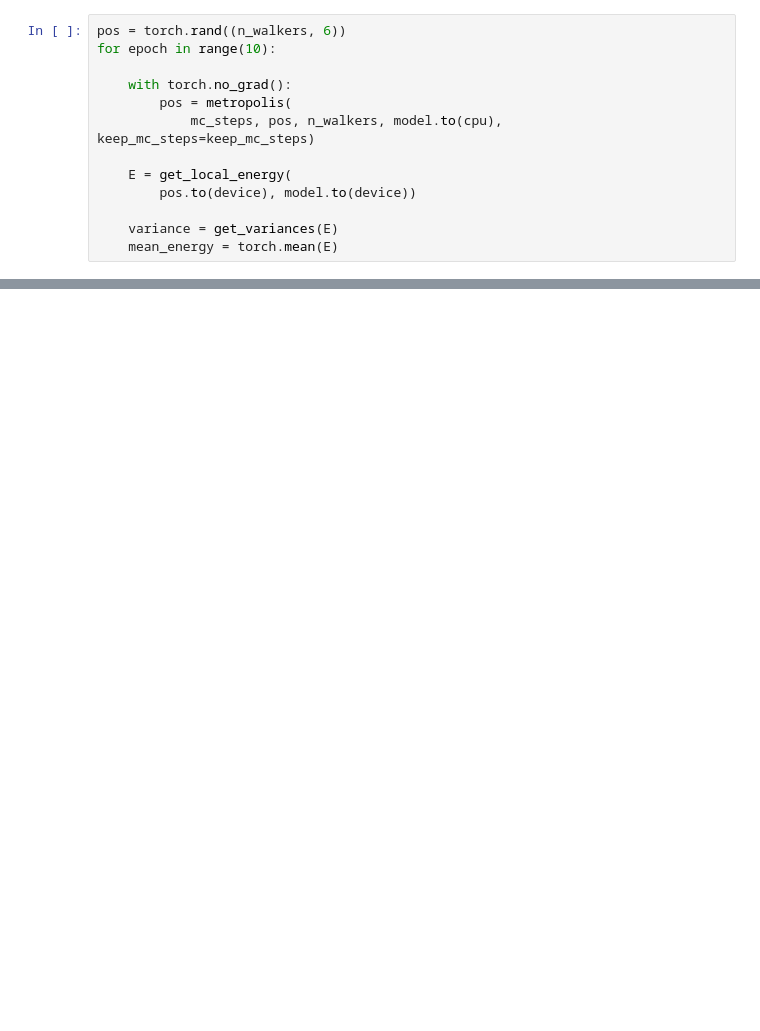
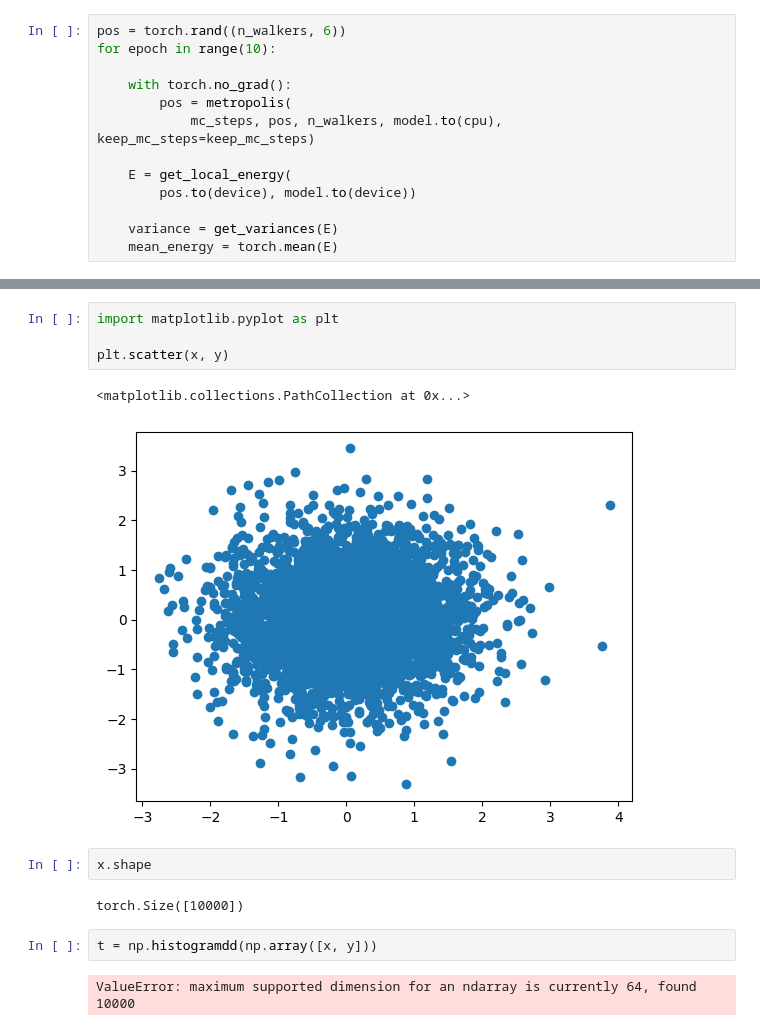
Before and after one commit to Parvfect/QVMC, a Jupyter notebook: nn_helium/visualising_electron_density.ipynb, the cells around one changed output, grey strips where cells are left out. Cells and saved outputs as stored; diff of their text form; blank space fills up the shorter version.

```diff
--- a/nn_helium/visualising_electron_density.ipynb
+++ b/nn_helium/visualising_electron_density.ipynb
@@ -195,0 +127,15 @@ plt.show()
+# %%
+import matplotlib.pyplot as plt
+
+plt.scatter(x, y)
+# %% [output]
+<matplotlib.collections.PathCollection at 0x...>
+[figure, added]
+# %%
+x.shape
+# %% [output]
+torch.Size([10000])
+# %%
+t = np.histogramdd(np.array([x, y]))
+# %% [output]
+ValueError: maximum supported dimension for an ndarray is currently 64, found 10000
```
Also changed, not shown: parts of 23 cells of this notebook, 10 other files.
